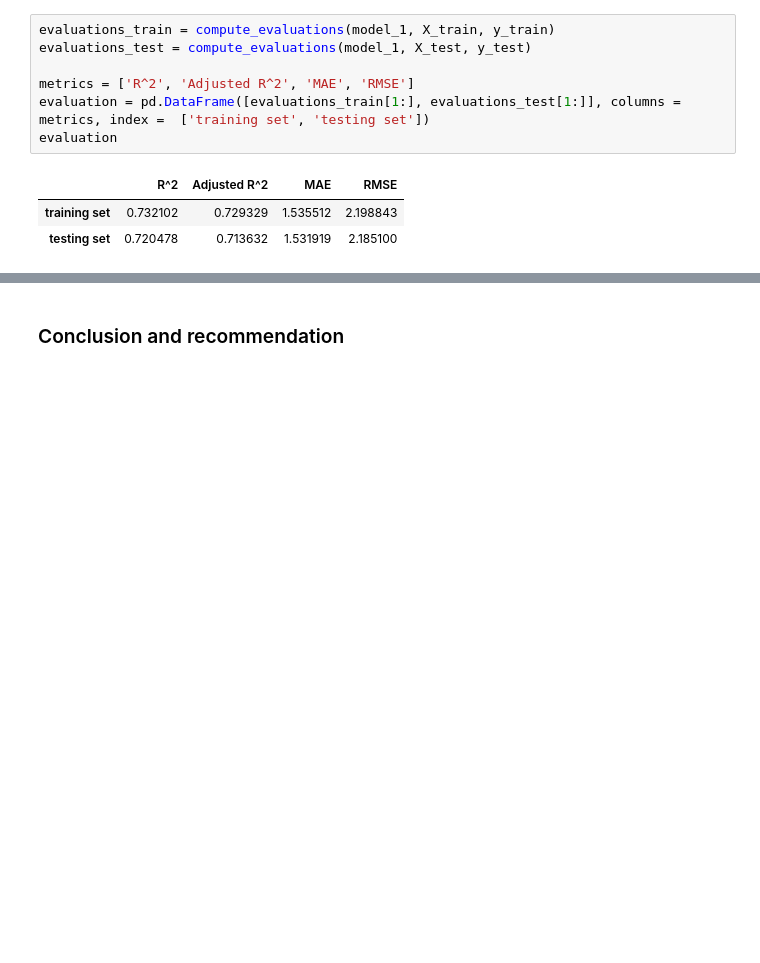
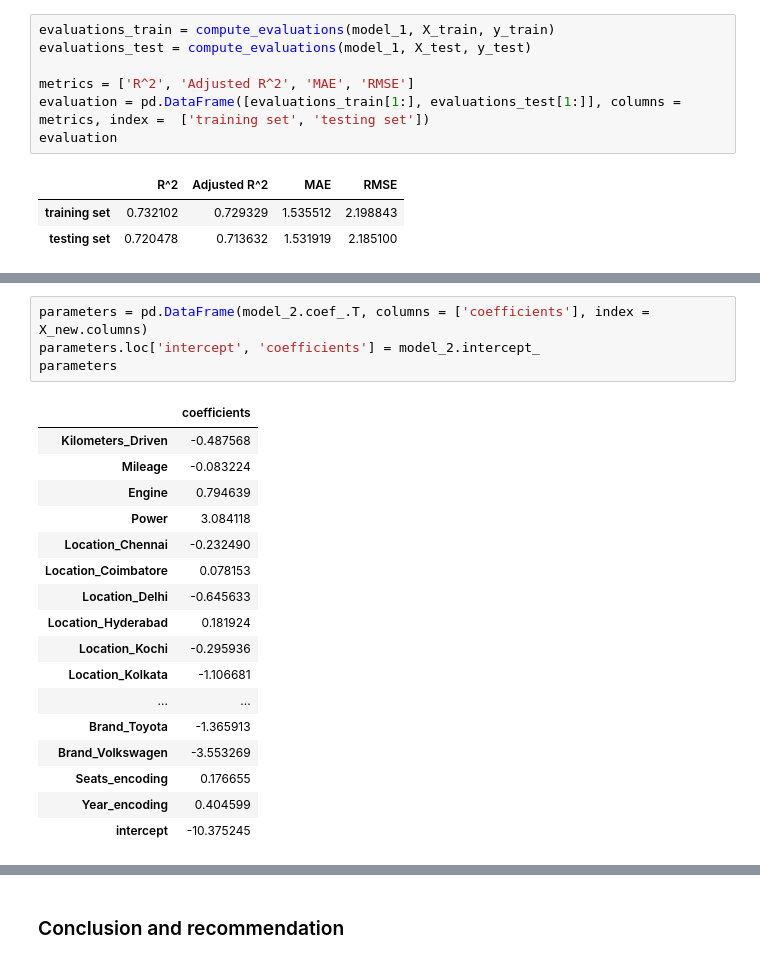
Before and after one commit to liangym2014/Data-science-and-machine-learning, a Jupyter notebook: 2.Cars4U_Project_Solution_Yanming.ipynb, the cells around one changed output, grey strips where cells are left out. Cells and saved outputs as stored; diff of their text form; blank space fills up the shorter version.

```diff
--- a/2.Cars4U_Project_Solution_Yanming.ipynb
+++ b/2.Cars4U_Project_Solution_Yanming.ipynb
@@ -897,0 +979,22 @@ evaluation
+# %%
+parameters = pd.DataFrame(model_2.coef_.T, columns = ['coefficients'], index = X_new.columns)
+parameters.loc['intercept', 'coefficients'] = model_2.intercept_
+parameters
+# %% [output]
+|  | coefficients |
+| Kilometers_Driven | -0.487568 |
+| Mileage | -0.083224 |
+| Engine | 0.794639 |
+| Power | 3.084118 |
+| Location_Chennai | -0.232490 |
+| Location_Coimbatore | 0.078153 |
+| Location_Delhi | -0.645633 |
+| Location_Hyderabad | 0.181924 |
+| Location_Kochi | -0.295936 |
+| Location_Kolkata | -1.106681 |
+| ... | ... |
+| Brand_Toyota | -1.365913 |
+| Brand_Volkswagen | -3.553269 |
+| Seats_encoding | 0.176655 |
+| Year_encoding | 0.404599 |
+| intercept | -10.375245 |
```
Also changed, not shown: parts of 15 cells of this notebook.
